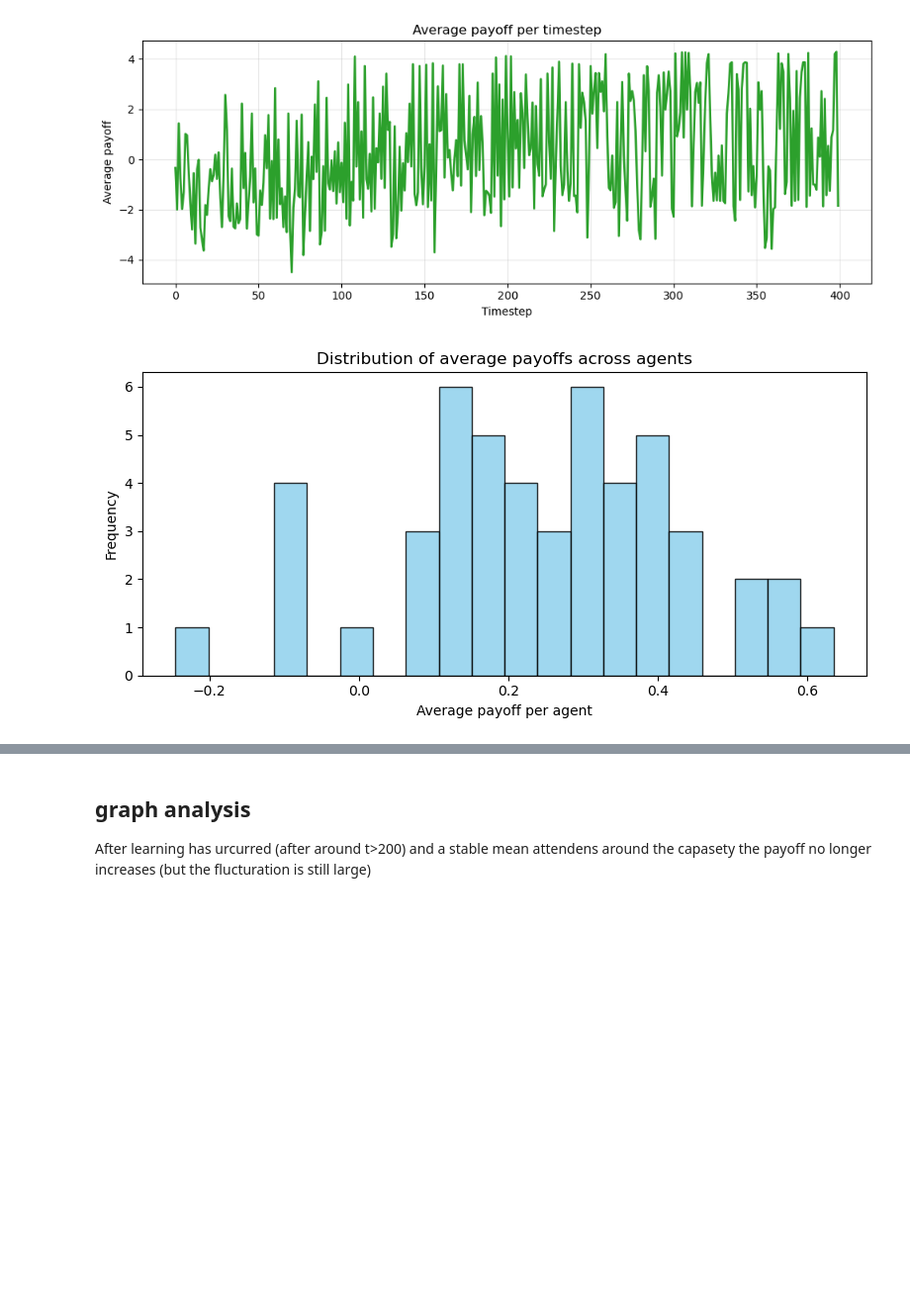
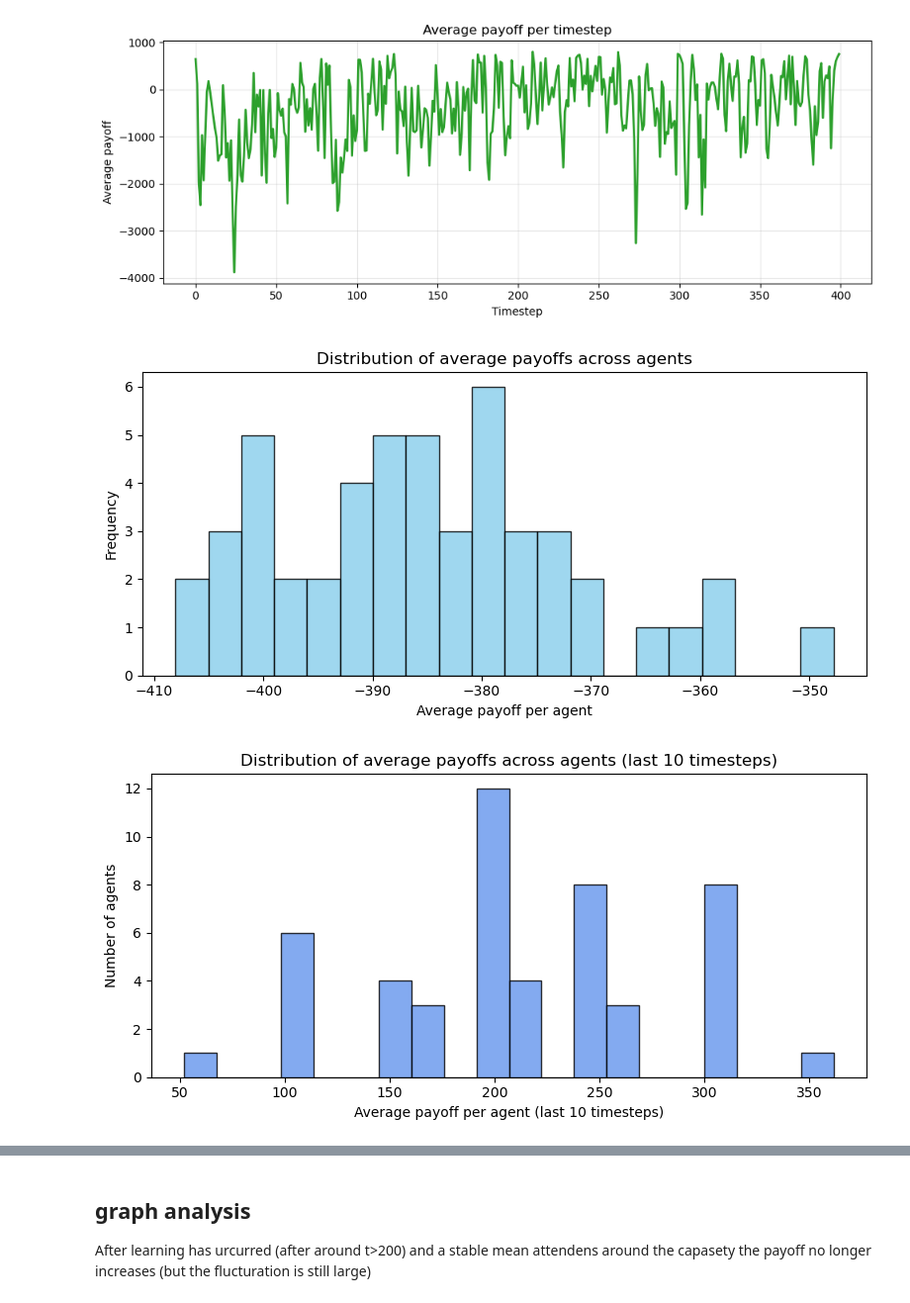
Before and after one commit to DragonsAreFuckingCool/discrete-probability-multi-agent-reinforcement-learning, a Jupyter notebook: discreateProbQLearning.ipynb, the cells around one changed output, grey strips where cells are left out. Shown at 99% size. Saved outputs shown, nothing was run; the diff lists cells and outputs as text; code cells hidden in the pictures; blank space fills up the shorter version.

```diff
--- a/discreateProbQLearning.ipynb
+++ b/discreateProbQLearning.ipynb
@@ -259,9 +270,8 @@ if __name__ == "__main__":
     print(f"Mean attendance (last 100): {att_el[-100:].mean():.2f}")
 
     print("\n=== Part B: Discrete-probability RL ===")
-    res = run_discrete_prob_rl(T=T)
 
-    res = run_discrete_prob_rl(N=N, C=C, T=365, M=M, lr=LR, gamma=GAMMA, tau=TAU,
+    res = run_discrete_prob_rl(N=N, C=C, T=1000, M=M, lr=LR, gamma=GAMMA, tau=TAU_START,
                          rho=rho, alpha=alpha, beta=beta, bar_theta=bar_theta,
                          theta_cap=theta_cap, k_init=K_INIT)
 
@@ -321,5 +331,12 @@ if __name__ == "__main__":
     plt.xticks(np.linspace(0, 1, 11))
     plt.tight_layout()
     plt.show()
+
+    tau_his = res["tau_history"]
+    plt.plot(tau_his)
+    plt.title("Temperature (τ) Decay Over Time")
+    plt.xlabel("Time Step")
+    plt.ylabel("τ value")
+    plt.show()
 # %% [output]
 === Part A: Original El Farol ===
@@ -387,35 +409,50 @@ plt.show()
 # %%
 import matplotlib.pyplot as plt
 import numpy as np
 
-res = run_discrete_prob_rl(N=N, C=C, T=400, M=M, lr=LR, gamma=GAMMA, tau=TAU,
+res = run_discrete_prob_rl(N=N, C=C, T=400, M=M, lr=LR, gamma=GAMMA, tau=TAU_START,
                          rho=rho, alpha=alpha, beta=beta, bar_theta=bar_theta,
                          theta_cap=theta_cap, k_init=K_INIT)
 
 t = np.arange(len(res["avg_payoff_ts"]))
 
 plt.figure(figsize=(10, 4))
 plt.plot(t, res["avg_payoff_ts"], color="tab:green", linewidth=2)
 plt.xlabel("Timestep")
 plt.ylabel("Average payoff")
 plt.title("Average payoff per timestep")
 plt.grid(True, alpha=0.3)
 plt.tight_layout()
 plt.show()
 
 # Compute each agent’s average payoff over the full run
 agent_avg_payoffs = res["all_payoffs"].mean(axis=0)
 
 plt.figure(figsize=(8, 4))
 plt.hist(agent_avg_payoffs, bins=20, color="skyblue", edgecolor="black", alpha=0.8)
 plt.xlabel("Average payoff per agent")
 plt.ylabel("Frequency")
 plt.title("Distribution of average payoffs across agents")
 plt.tight_layout()
 plt.show()
+
+
+# --- Compute average payoff across the last 10 timesteps for each agent ---
+last_window = 10  # number of final timesteps to average
+last_10_avg_payoffs = res["all_payoffs"][-last_window:, :].mean(axis=0)
+
+# --- Plot: Histogram of average payoffs across agents (last 10 timesteps) ---
+plt.figure(figsize=(8, 4))
+plt.hist(last_10_avg_payoffs, bins=20, color="cornflowerblue", edgecolor="black", alpha=0.8)
+plt.xlabel("Average payoff per agent (last 10 timesteps)")
+plt.ylabel("Number of agents")
+plt.title("Distribution of average payoffs across agents (last 10 timesteps)")
+plt.tight_layout()
+plt.show()
 # %% [output]
-[figure, old version]
+[figure, new version]
-[figure, old version]
+[figure, new version]
+[figure, added]
 # %%
 res = run_discrete_prob_rl(N=N, C=C, T=500, M=M, lr=LR, gamma=GAMMA, tau=TAU,
                          rho=rho, alpha=alpha, beta=beta, bar_theta=bar_theta,
```
Also changed, not shown: parts of 7 cells of this notebook, 1 other file.
